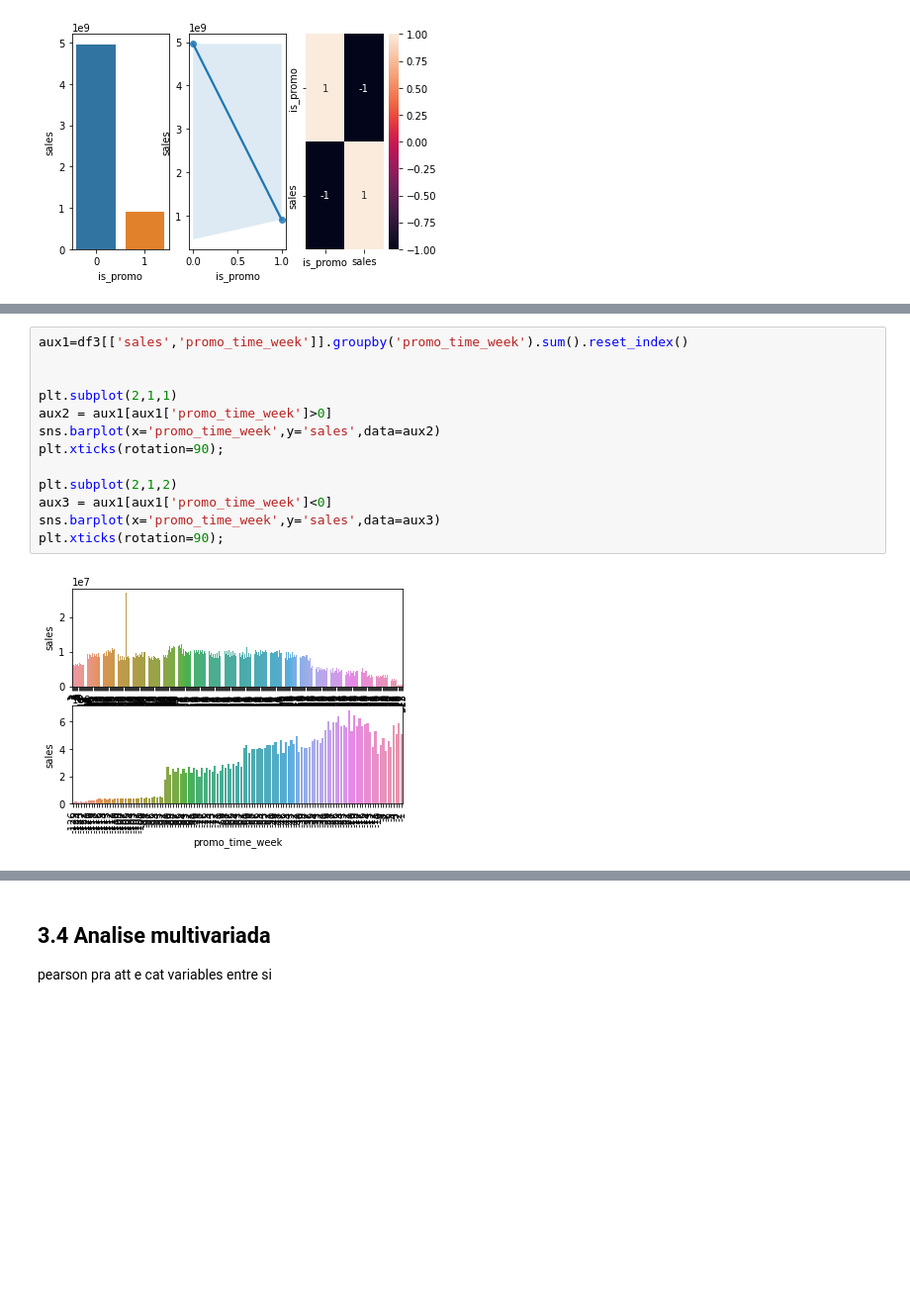
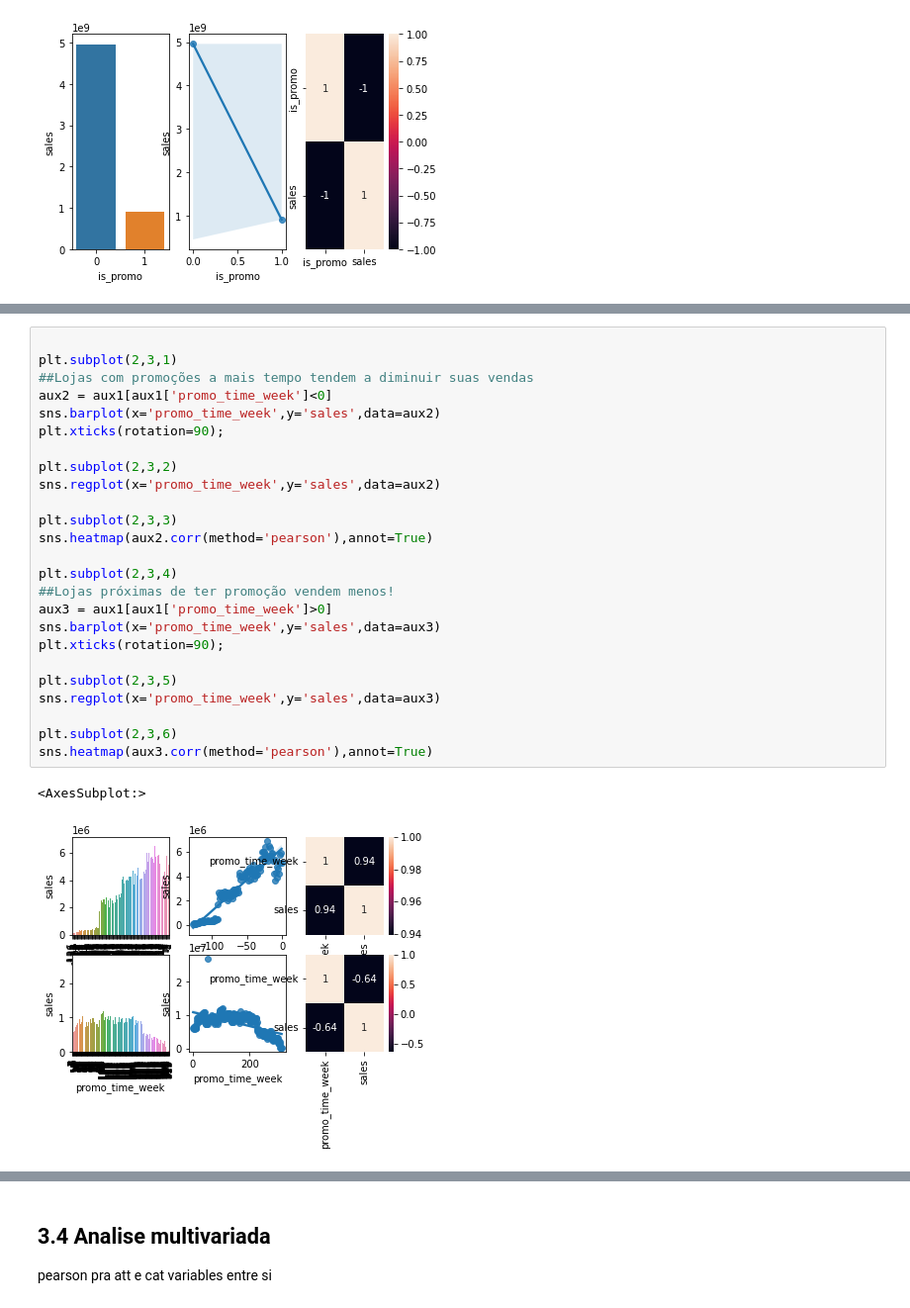
Before and after one commit to danjaca/predicting_sales_rossmann, a Jupyter notebook: Rossmann_predict_sales.ipynb, the cells around one changed output, grey strips where cells are left out. Shown at 99% size. Cells and saved outputs as stored; diff of their text form; blank space fills up the shorter version.

```diff
--- a/Rossmann_predict_sales.ipynb
+++ b/Rossmann_predict_sales.ipynb
@@ -638,15 +650,28 @@ sns.heatmap(aux.corr(method='pearson'),annot=True)
 # %%
-aux1=df3[['sales','promo_time_week']].groupby('promo_time_week').sum().reset_index()
 
-
-plt.subplot(2,1,1)
-aux2 = aux1[aux1['promo_time_week']>0]
+plt.subplot(2,3,1)
+##Lojas com promoções a mais tempo tendem a diminuir suas vendas
+aux2 = aux1[aux1['promo_time_week']<0]
 sns.barplot(x='promo_time_week',y='sales',data=aux2)
 plt.xticks(rotation=90);
 
-plt.subplot(2,1,2)
-aux3 = aux1[aux1['promo_time_week']<0]
+plt.subplot(2,3,2)
+sns.regplot(x='promo_time_week',y='sales',data=aux2)
+
+plt.subplot(2,3,3)
+sns.heatmap(aux2.corr(method='pearson'),annot=True)
+
+plt.subplot(2,3,4)
+##Lojas próximas de ter promoção vendem menos!
+aux3 = aux1[aux1['promo_time_week']>0]
 sns.barplot(x='promo_time_week',y='sales',data=aux3)
 plt.xticks(rotation=90);
+
+plt.subplot(2,3,5)
+sns.regplot(x='promo_time_week',y='sales',data=aux3)
+
+plt.subplot(2,3,6)
+sns.heatmap(aux3.corr(method='pearson'),annot=True)
 # %% [output]
+<AxesSubplot:>
-[figure, old version]
+[figure, new version]
```
Also changed, not shown: parts of 31 cells of this notebook.
